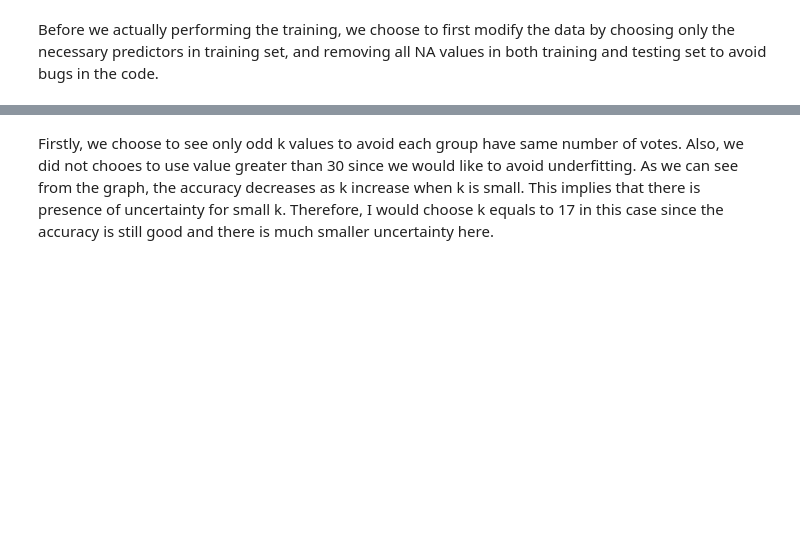
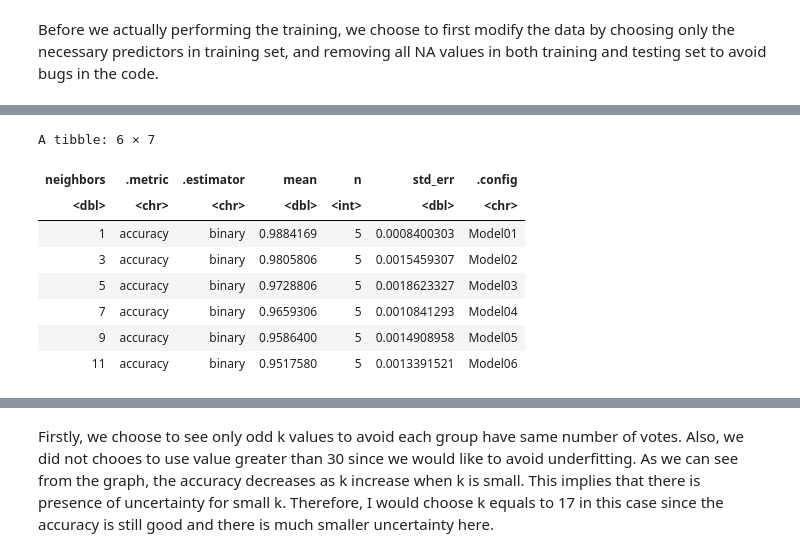
Before and after one commit to ScottCY/Group-_Project, a Jupyter notebook: Project_new.ipynb, the cells around one changed output, grey strips where cells are left out. Drawn from its saved outputs; the diff is of its cells as text; code cells hidden in the pictures; blank space fills up the shorter version.

```diff
--- a/Project_new.ipynb
+++ b/Project_new.ipynb
@@ -325,34 +303,44 @@ set.seed(100)
 
 recipe1 <- recipe(target_class ~ ., data = pulsar_train_tidy_used) %>%
                           step_upsample(target_class,over_ratio = 1, skip = FALSE) %>%
                           prep()
 rebalanced_pulsar <- recipe1 %>%
                      bake(pulsar_train_tidy_used)
 
 pulsar_recipe <- recipe(target_class ~ ., data = rebalanced_pulsar) %>%
                  step_scale(all_predictors()) %>%
                  step_center(all_predictors())
 
 knn_spec <- nearest_neighbor(weight_func = "rectangular",
                              neighbors = tune()) %>%
   set_engine("kknn") %>%
   set_mode("classification")
 
 gridvals <- tibble(neighbors = seq(from = 1, to = 30, by = 2))
 vfold <- vfold_cv(rebalanced_pulsar, v = 5, strata = target_class)
 
 pulsar_workflow <- workflow() %>%
                 add_recipe(pulsar_recipe) %>%
                 add_model(knn_spec) %>%
                 tune_grid(resamples = vfold, grid = gridvals)
 
 
 accuracies <- pulsar_workflow %>%
       collect_metrics()%>%
       filter(.metric == "accuracy") %>%
       arrange(by = desc(mean))
 
-accuracies
+head(accuracies)
+# %% [output]
+A tibble: 6 × 7
+| neighbors | .metric | .estimator | mean | n | std_err | .config |
+| <dbl> | <chr> | <chr> | <dbl> | <int> | <dbl> | <chr> |
+| 1 | accuracy | binary | 0.9884169 | 5 | 0.0008400303 | Model01 |
+| 3 | accuracy | binary | 0.9805806 | 5 | 0.0015459307 | Model02 |
+| 5 | accuracy | binary | 0.9728806 | 5 | 0.0018623327 | Model03 |
+| 7 | accuracy | binary | 0.9659306 | 5 | 0.0010841293 | Model04 |
+| 9 | accuracy | binary | 0.9586400 | 5 | 0.0014908958 | Model05 |
+| 11 | accuracy | binary | 0.9517580 | 5 | 0.0013391521 | Model06 |
 # %%
 options(repr.plot.width = 8, repr.plot.height = 8)
 accuracy_vs_k <- ggplot(accuracies, aes(x = neighbors, y = mean)) +
```
Also changed, not shown: parts of 13 cells of this notebook.
